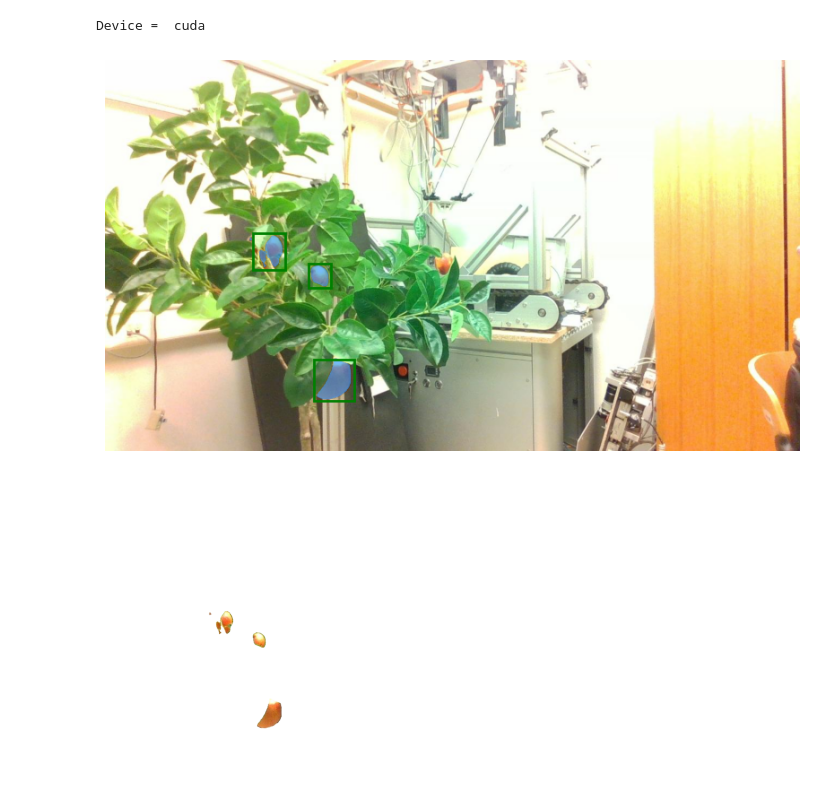
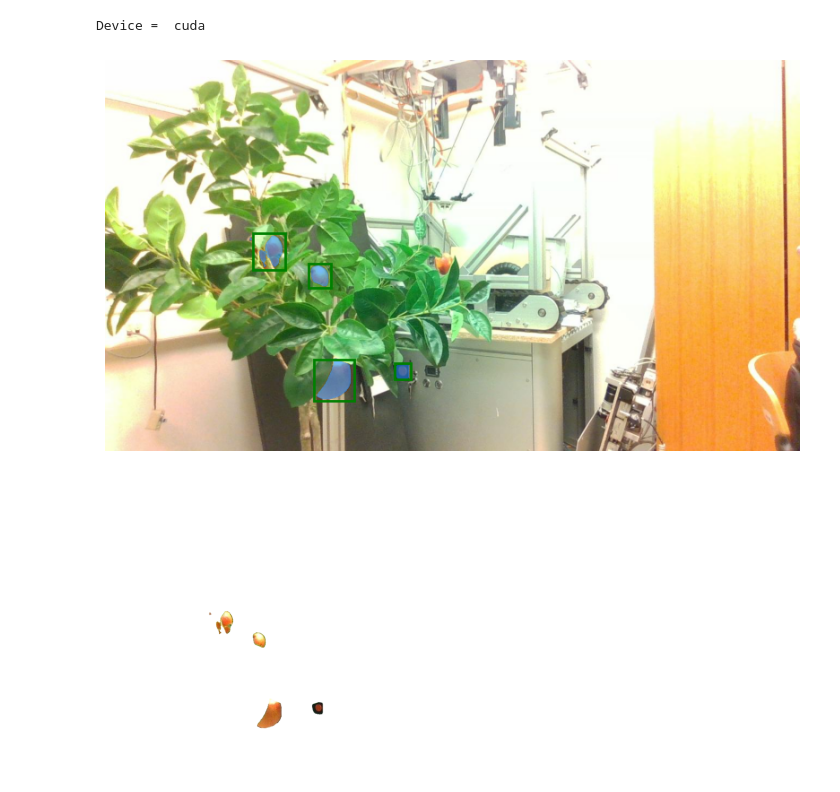
Before and after one commit to dans198/AprilTag_DT, a Jupyter notebook: Apple_picking.ipynb, the cells around one changed output. Saved outputs shown, nothing was run; the diff lists cells and outputs as text; code cells hidden in the pictures.

```diff
--- a/Apple_picking.ipynb
+++ b/Apple_picking.ipynb
@@ -78,7 +77,7 @@ depth_path = "/content/depth_image1.png"
 model_path = "/content/best.pt"
 model = YOLO(model_path)
 color_image = cv2.imread(c_image_path)
-results = model.predict(color_image, conf=0.4)
+results = model.predict(color_image, conf=0.2)
 
 for i, r in enumerate(results):
         # Plot results image
@@ -126,7 +125,7 @@ for result in results:
 image = cv2.cvtColor(cv2.imread(c_image_path), cv2.COLOR_BGR2RGB)
 
 ########## SAM #############################
-CHECKPOINT = "/content/{HOME}/checkpoints/sam2_hiera_large.pt"
+CHECKPOINT = "/content/segment-anything-2/checkpoints/sam2_hiera_large.pt"
 CONFIG = "sam2_hiera_l.yaml"
 sam2_model = build_sam2(CONFIG, CHECKPOINT, device='cpu', apply_postprocessing=False)
 
@@ -150,32 +149,32 @@ for bbox in all_bboxes:
         point_coords=None,
         point_labels=None,
         box=input_box[None, :],
         multimask_output=False, )
     all_masks.append(masks[0])
 all_masks = np.array(all_masks)
 # print(np.shape(all_masks))
 
 plt.figure(figsize=(10, 10))
 plt.imshow(image)
 for mask in all_masks:
     show_mask(mask, plt.gca())
 for input_box in all_bboxes:
     show_box(input_box, plt.gca())
 plt.axis('off')
 plt.show()
 
  # all masks on white background
 new_image = np.ones_like(image) * 255
 for mask in all_masks:
     # print(np.shape(mask))
     binary_mask = np.where(mask > 0.5, 1, 0)
     new_image = new_image * (1 - binary_mask[..., np.newaxis]) + image * binary_mask[..., np.newaxis]
 
 # masks on white background
 plt.imshow(new_image)
 plt.axis('off')
 plt.show()
 # %% [output]
 Device =  cuda
-[figure, old version]
+[figure, new version]
-[figure, old version]
+[figure, new version]
```
Also changed, not shown: parts of 12 cells of this notebook.
